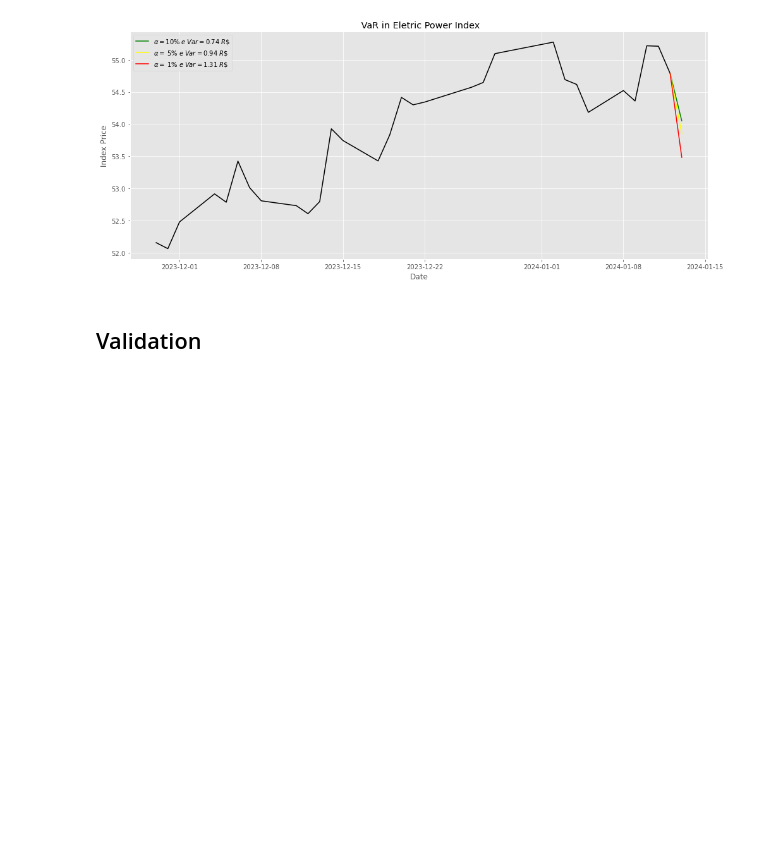
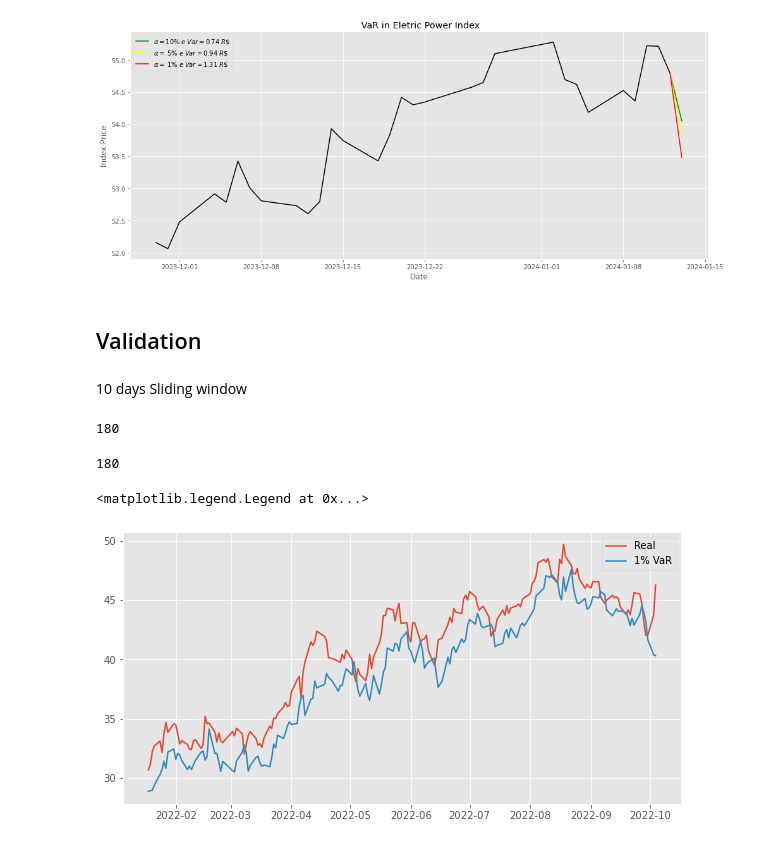
Before and after one commit to IsraelFPM/Risk-Analysis, a Jupyter notebook: ValueAtRisk.ipynb, the cells around one changed output. Cells and saved outputs as stored; diff of their text form; code cells hidden in the pictures; blank space fills up the shorter version.

Commit message:
Adding sliding window

```diff
--- a/ValueAtRisk.ipynb
+++ b/ValueAtRisk.ipynb
@@ -344,3 +344,41 @@ plt.tight_layout()
 [figure]
 # %% [markdown]
 ## Validation
+# %% [markdown]
+10 days Sliding window
+# %%
+start_date = dt.datetime(2022, 1, 1)# Look for other windows of 2y (like 2017)
+data_series = pd.DataFrame()
+ticker = yf.Ticker("ELET3.SA")
+serie = ticker.history(period="2y",start=start_date)
+serie.drop(serie.loc[serie['Open']==0].index,inplace=True) # Droping 0 values for stock price
+data_series['ELET3'] = serie['Open']
+# %%
+window_var = []
+for i in range(0,180):
+    window = data_series.iloc[i:i+10]
+    last_price = window.values[-1]
+    Daily_return = window.pct_change().values[1:-1]
+    Risk = Var(Daily_return)
+    # 1% Risk Loss
+    Per01 = Risk[2]
+    #Value at Risk
+    Var01 = last_price*(Per01)
+    # Minimun Stock Price
+    Min01 = last_price+Var01
+    window_var.append(Min01)
+# %%
+len(window_var)
+# %% [output]
+180
+# %%
+len(data_series.values[11:191])
+# %% [output]
+180
+# %%
+plt.plot(data_series.index.values[11:len(window_var)+11],data_series.values[11:len(window_var)+11],label = 'Real')
+plt.plot(data_series.index.values[11:len(window_var)+11],window_var,label = '1% VaR')
+plt.legend()
+# %% [output]
+<matplotlib.legend.Legend at 0x...>
+[figure, added]
```
